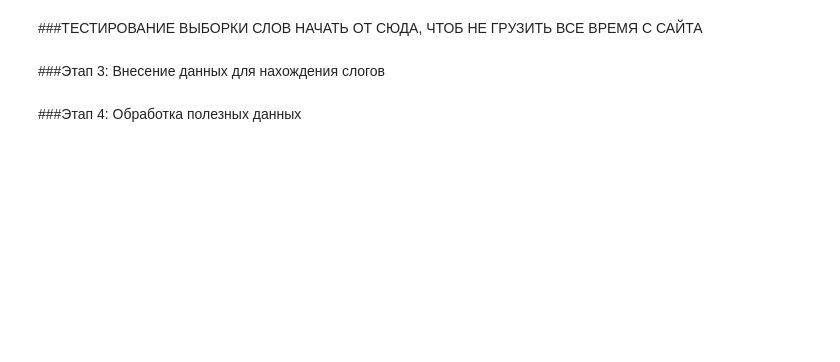
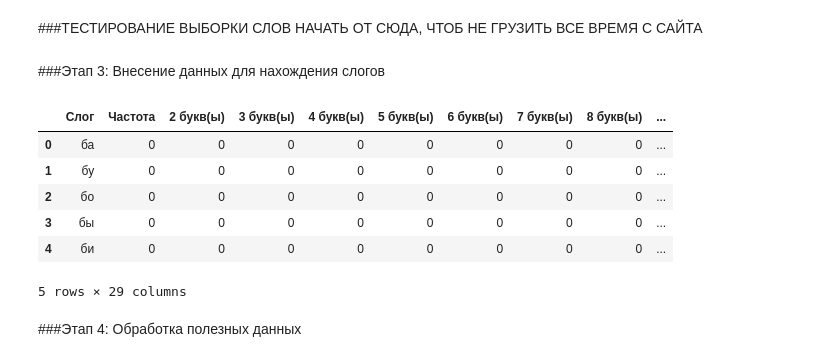
Before and after one commit to averkief/My_Date_Analytics, a Jupyter notebook: Popular_Russian_syllables.ipynb, the cells around one changed output. Cells and saved outputs as stored; diff of their text form; code cells hidden in the pictures; blank space fills up the shorter version.

```diff
--- a/Popular_Russian_syllables.ipynb
+++ b/Popular_Russian_syllables.ipynb
@@ -132,0 +161,2 @@ for URL_ENDING in URL_ENDINGS:
+# %%
+list_TEXT_BOOK = TEXT_BOOK.split(' ')
@@ -132,0 +168,5 @@ for URL_ENDING in URL_ENDINGS:
+# %%
+#Определить самое длинное слово
+max_word = max(list_TEXT_BOOK, key=len)
+max_len_word = len(max_word)
+print(f'Самое длинное слово: {max_word}, состоит из: {max_len_word} букв')
@@ -156,3 +194,19 @@ for quantity_slog in range(len(TOTAL_SLOG)):
+# %%
+df_slog = pd.DataFrame(TOTAL_SLOG, columns=['Слог', 'Частота']) # Сформируем предварительный датафрейм, 1 - слог, 2 - количество совпадений
+# %%
+#Добавляем колонки справа столько сколько возможно максимальное слово, т.е. от 2 до 28. Заполняем их 0, чтоб потом вести счетчик подсчета
+for num in range(2, max_len_word + 1):
+  df_slog[f'{num} букв(ы)'] = 0
+# %%
+df_slog.head()
+# %% [output]
+|  | Слог | Частота | 2 букв(ы) | 3 букв(ы) | 4 букв(ы) | 5 букв(ы) | 6 букв(ы) | 7 букв(ы) | 8 букв(ы) | ... |
+| 0 | ба | 0 | 0 | 0 | 0 | 0 | 0 | 0 | 0 | ... |
+| 1 | бу | 0 | 0 | 0 | 0 | 0 | 0 | 0 | 0 | ... |
+| 2 | бо | 0 | 0 | 0 | 0 | 0 | 0 | 0 | 0 | ... |
+| 3 | бы | 0 | 0 | 0 | 0 | 0 | 0 | 0 | 0 | ... |
+| 4 | би | 0 | 0 | 0 | 0 | 0 | 0 | 0 | 0 | ... |
+5 rows × 29 columns
 # %% [markdown]
 ###Этап 4: Обработка полезных данных
 # %%
```
Also changed, not shown: parts of 32 cells of this notebook.
